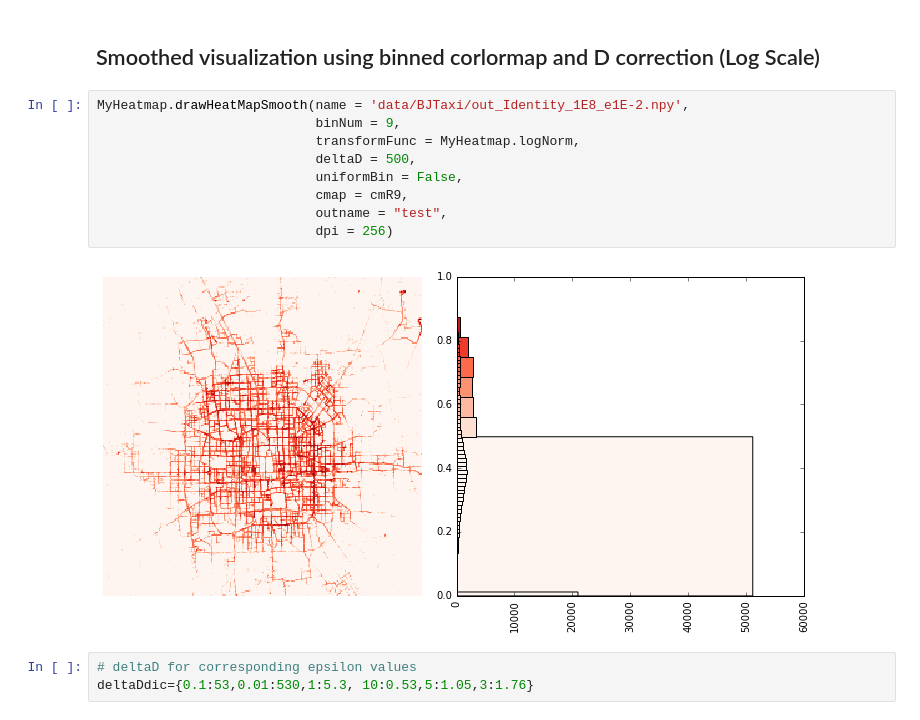
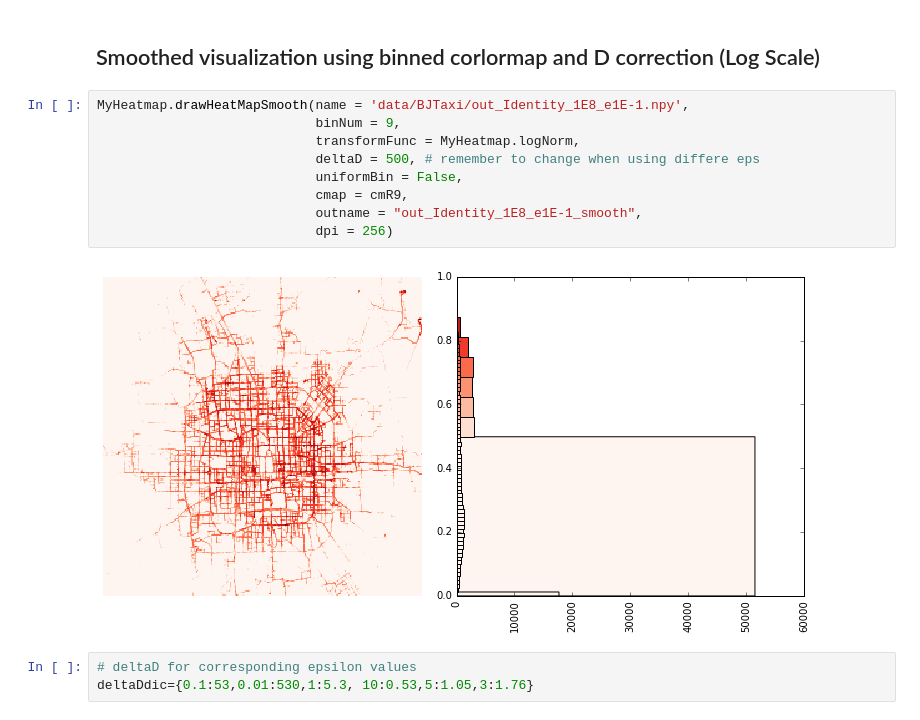
Before and after one commit to horseno/dp-viz-gen, a Jupyter notebook: VizGenenration.ipynb, the cells around one changed output. Drawn from its saved outputs; the diff is of its cells as text.

```diff
--- a/VizGenenration.ipynb
+++ b/VizGenenration.ipynb
@@ -41,16 +41,16 @@ MyHeatmap.drawHeatMap(name = 'data/BJTaxi/out_Identity_1E8_e1E-1.npy',
 # %% [markdown]
 ## Smoothed visualization using binned corlormap and D correction (Log Scale)
 # %%
-MyHeatmap.drawHeatMapSmooth(name = 'data/BJTaxi/out_Identity_1E8_e1E-2.npy',
+MyHeatmap.drawHeatMapSmooth(name = 'data/BJTaxi/out_Identity_1E8_e1E-1.npy',
                             binNum = 9,
                             transformFunc = MyHeatmap.logNorm,
-                            deltaD = 500,
+                            deltaD = 500, # remember to change when using differe eps
                             uniformBin = False,
                             cmap = cmR9,
-                            outname = "test",
+                            outname = "out_Identity_1E8_e1E-1_smooth",
                             dpi = 256)
 # %% [output]
-[figure, old version]
+[figure, new version]
 # %%
 # deltaD for corresponding epsilon values
 deltaDdic={0.1:53,0.01:530,1:5.3, 10:0.53,5:1.05,3:1.76}
```
Also changed, not shown: parts of 3 cells of this notebook.
